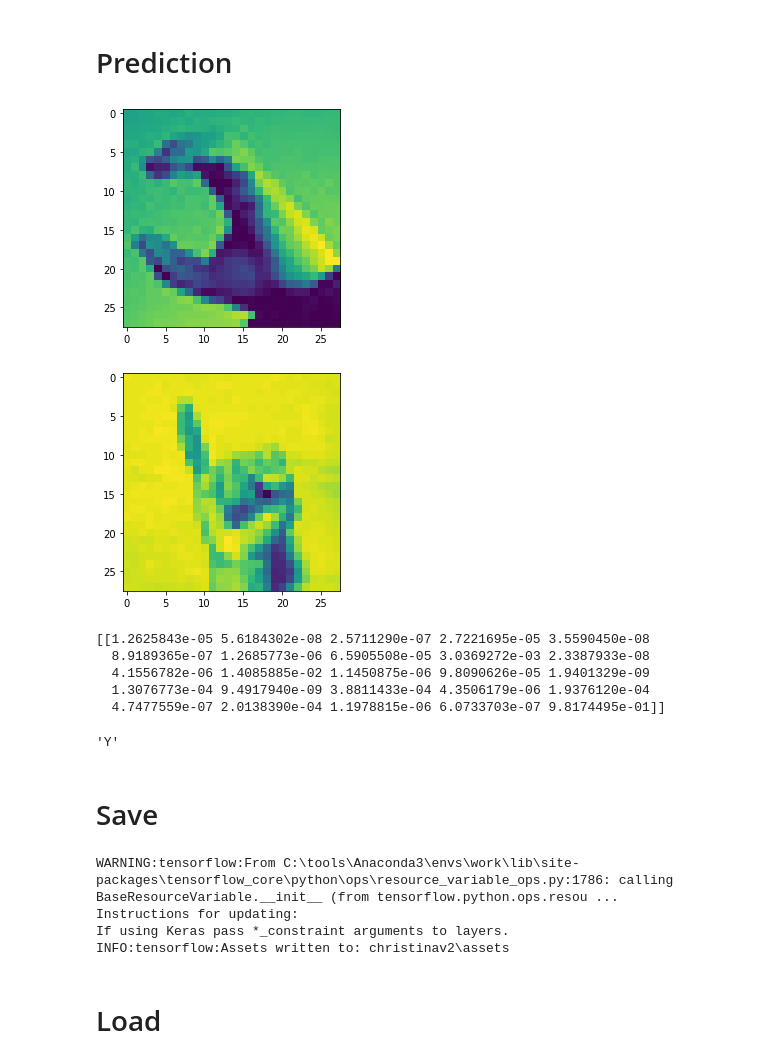
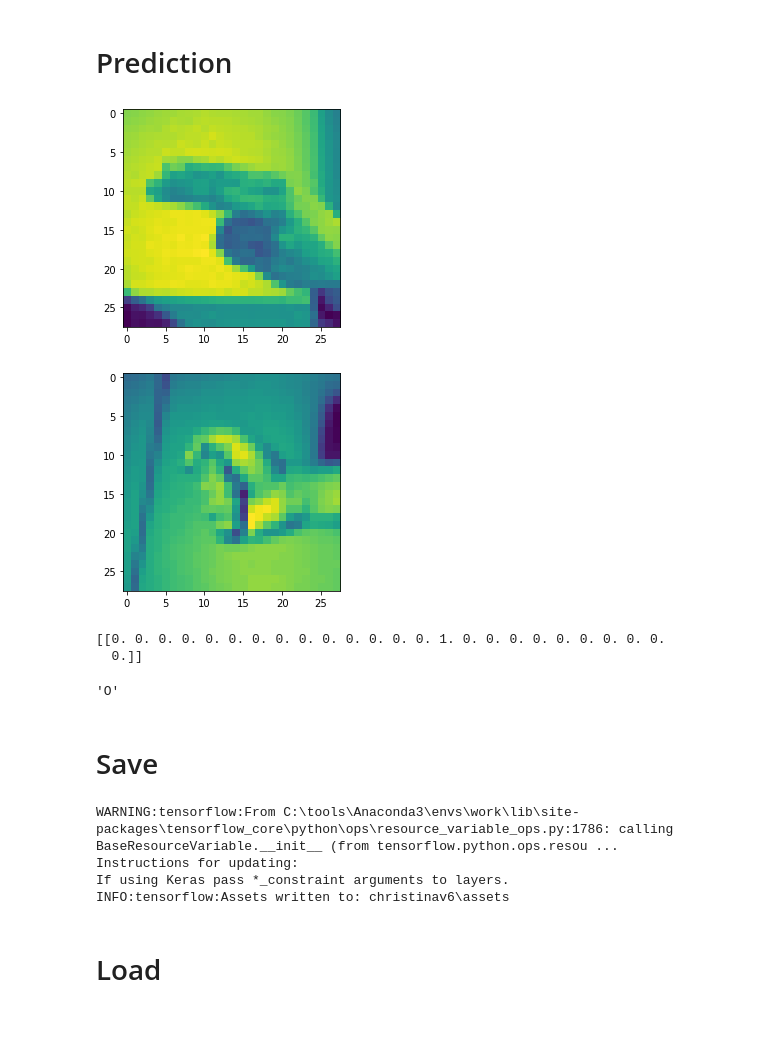
Before and after one commit to Xskullibur/SignQuest-SignTranslator, a Jupyter notebook: image-sign-translator.ipynb, the cells around one changed output. Drawn from its saved outputs; the diff is of its cells as text; code cells hidden in the pictures; blank space fills up the shorter version.

Commit message:
Add new AI model

```diff
--- a/image-sign-translator.ipynb
+++ b/image-sign-translator.ipynb
@@ -192,7 +192,7 @@ Recall: 0.9743836288912427
 # %% [markdown]
 # Prediction
 # %%
-img = cv2.imread('test/6693.jpg', cv2.IMREAD_GRAYSCALE)
+img = cv2.imread('test/185.jpg', cv2.IMREAD_GRAYSCALE)
 img = cv2.resize(img, (28, 28), interpolation = cv2.INTER_AREA)
 img = cv2.flip(img, 1)
 img = img / 255
@@ -201,40 +201,45 @@ img = img / 255
 plt.imshow(img)
 plt.show()
 # %% [output]
-[figure, old version]
+[figure, new version]
 # %%
 %matplotlib inline
 import cv2
 from matplotlib import pyplot as plt
-img = cv2.imread('testI.jpg', cv2.IMREAD_GRAYSCALE)
-img = cv2.resize(img, (28, 28), interpolation = cv2.INTER_AREA)
-img = img / 255
+img = cv2.imread('data2/A/1.jpg', cv2.IMREAD_GRAYSCALE)
+img = cv2.rotate(cv2.resize(img, (28, 28), interpolation = cv2.INTER_AREA), cv2.ROTATE_90_COUNTERCLOCKWISE)
+
+# brightness = 50
+# contrast = 30
+# img = np.int16(img)
+# img = img * (contrast/127+1) - contrast + brightness
+# img = np.clip(img, 0, 255)
+# img = np.uint8(img)
+
+# img = img / 255
 
 #Show the image with matplotlib
 plt.imshow(img)
 plt.show()
 # %% [output]
-[figure, old version]
+[figure, new version]
 # %%
 predicted_index = np.argmax(model.predict(img.reshape((-1, 28, 28, 1))))
 print(model.predict(img.reshape((-1, 28, 28, 1))))
 chr(ord('A') + predicted_index)
 # %% [output]
-[[1.2625843e-05 5.6184302e-08 2.5711290e-07 2.7221695e-05 3.5590450e-08
-  8.9189365e-07 1.2685773e-06 6.5905508e-05 3.0369272e-03 2.3387933e-08
-  4.1556782e-06 1.4085885e-02 1.1450875e-06 9.8090626e-05 1.9401329e-09
-  1.3076773e-04 9.4917940e-09 3.8811433e-04 4.3506179e-06 1.9376120e-04
-  4.7477559e-07 2.0138390e-04 1.1978815e-06 6.0733703e-07 9.8174495e-01]]
+[[0. 0. 0. 0. 0. 0. 0. 0. 0. 0. 0. 0. 0. 0. 1. 0. 0. 0. 0. 0. 0. 0. 0. 0.
+  0.]]
-'Y'
+'O'
 # %% [markdown]
 # Save
 # %%
-model.save('christinav2')
+model.save('christinav6')
 # %% [output]
 WARNING:tensorflow:From C:\tools\Anaconda3\envs\work\lib\site-packages\tensorflow_core\python\ops\resource_variable_ops.py:1786: calling BaseResourceVariable.__init__ (from tensorflow.python.ops.resou ...
 Instructions for updating:
 If using Keras pass *_constraint arguments to layers.
-INFO:tensorflow:Assets written to: christinav2\assets
+INFO:tensorflow:Assets written to: christinav6\assets
 # %% [markdown]
 # Load
 # %%
```
Also changed, not shown: parts of 3 cells of this notebook, 5 other files.
